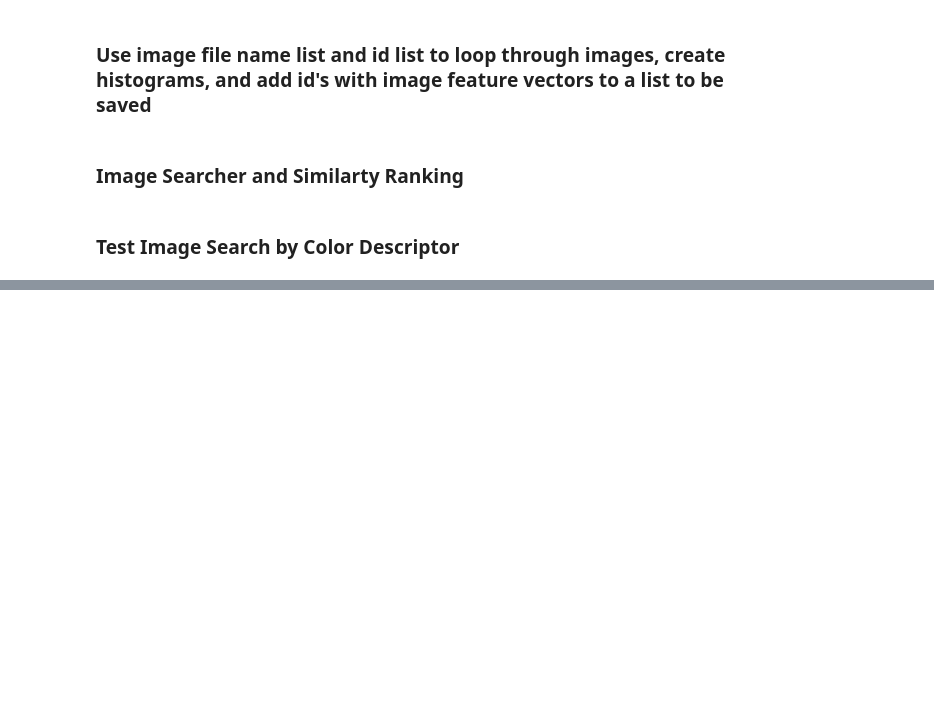
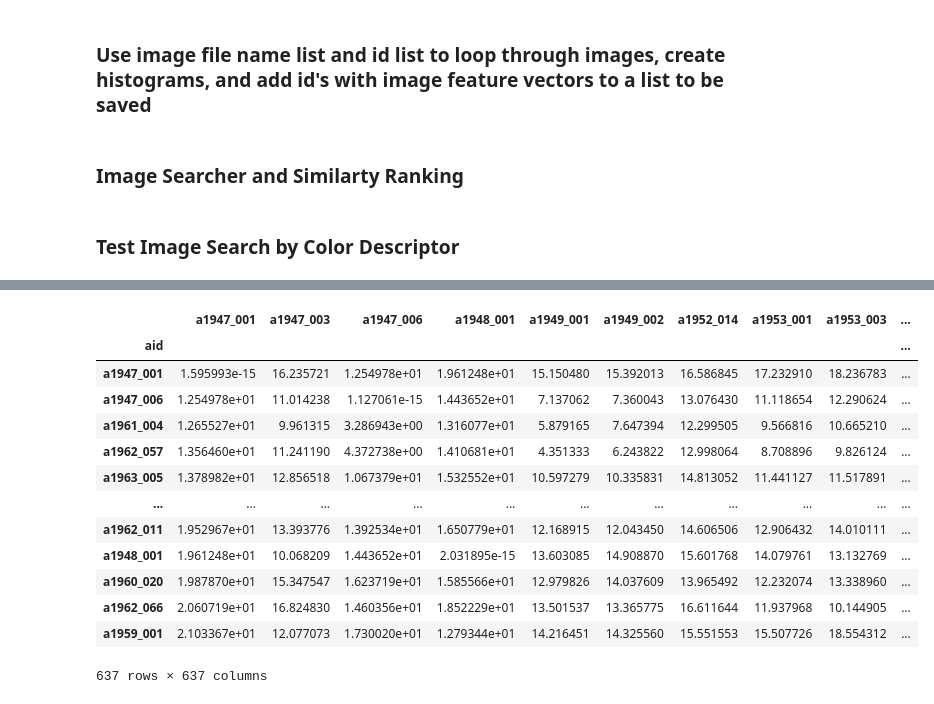
Before and after one commit to AndrewMarksArt/Content_Based_Image_Retrieval_System, a Jupyter notebook: ColorDescriptorPrototype.ipynb, the cells around one changed output, grey strips where cells are left out. Saved outputs shown, nothing was run; the diff lists cells and outputs as text; code cells hidden in the pictures; blank space fills up the shorter version.

```diff
--- a/ColorDescriptorPrototype.ipynb
+++ b/ColorDescriptorPrototype.ipynb
@@ -335,0 +360,34 @@ plt.imshow(img);
+# %%
+# initialize our image descriptor
+cd = ColorDescriptors((8, 12, 3))
+
+# initialize an empty DataFrame that will hold all values
+df_matrix = pd.DataFrame()
+
+count = 0
+
+for i, image_path in enumerate(img_f_names):
+    # set an image to query
+    painting = f'Paintings/{image_path}'
+    query = cv2.imread(painting)
+    features = cd.describe(query)
+
+    # perform the search
+    searcher = SimilarityRanking('color_described_features.csv')
+    results = searcher.search(features, limit=int(len(aid_list)))
+
+    # create temp dataframe to hold results
+    results_df = pd.DataFrame(results, columns=['values', 'aid'])
+
+    # on first pass, set df_matrix to results
+    if i == 0:
+        df_matrix = results_df[['aid', 'values']]
+    # all other passes after 1st, merge df_matrix and results on 'aid' column
+    else:
+        df_matrix = pd.merge(df_matrix, results_df, on='aid')
+
+    if i % 63 == 0:
+        print(f'Progress: {count}%')
+        count+=9
+
+df_matrix.head()
@@ -335,0 +413,20 @@ plt.imshow(img);
+# %%
+columns = ['aid'] + [aid for aid in aid_list]
+df_matrix.columns=columns
+# %%
+df_matrix.set_index('aid', drop=True)
+# %% [output]
+|  | a1947_001 | a1947_003 | a1947_006 | a1948_001 | a1949_001 | a1949_002 | a1952_014 | a1953_001 | a1953_003 | ... |
+| aid |  |  |  |  |  |  |  |  |  | ... |
+| a1947_001 | 1.595993e-15 | 16.235721 | 1.254978e+01 | 1.961248e+01 | 15.150480 | 15.392013 | 16.586845 | 17.232910 | 18.236783 | ... |
+| a1947_006 | 1.254978e+01 | 11.014238 | 1.127061e-15 | 1.443652e+01 | 7.137062 | 7.360043 | 13.076430 | 11.118654 | 12.290624 | ... |
+| a1961_004 | 1.265527e+01 | 9.961315 | 3.286943e+00 | 1.316077e+01 | 5.879165 | 7.647394 | 12.299505 | 9.566816 | 10.665210 | ... |
+| a1962_057 | 1.356460e+01 | 11.241190 | 4.372738e+00 | 1.410681e+01 | 4.351333 | 6.243822 | 12.998064 | 8.708896 | 9.826124 | ... |
+| a1963_005 | 1.378982e+01 | 12.856518 | 1.067379e+01 | 1.532552e+01 | 10.597279 | 10.335831 | 14.813052 | 11.441127 | 11.517891 | ... |
+| ... | ... | ... | ... | ... | ... | ... | ... | ... | ... | ... |
+| a1962_011 | 1.952967e+01 | 13.393776 | 1.392534e+01 | 1.650779e+01 | 12.168915 | 12.043450 | 14.606506 | 12.906432 | 14.010111 | ... |
+| a1948_001 | 1.961248e+01 | 10.068209 | 1.443652e+01 | 2.031895e-15 | 13.603085 | 14.908870 | 15.601768 | 14.079761 | 13.132769 | ... |
+| a1960_020 | 1.987870e+01 | 15.347547 | 1.623719e+01 | 1.585566e+01 | 12.979826 | 14.037609 | 13.965492 | 12.232074 | 13.338960 | ... |
+| a1962_066 | 2.060719e+01 | 16.824830 | 1.460356e+01 | 1.852229e+01 | 13.501537 | 13.365775 | 16.611644 | 11.937968 | 10.144905 | ... |
+| a1959_001 | 2.103367e+01 | 12.077073 | 1.730020e+01 | 1.279344e+01 | 14.216451 | 14.325560 | 15.551553 | 15.507726 | 18.554312 | ... |
+637 rows × 637 columns
```
Also changed, not shown: parts of 20 cells of this notebook, 6 other files.
